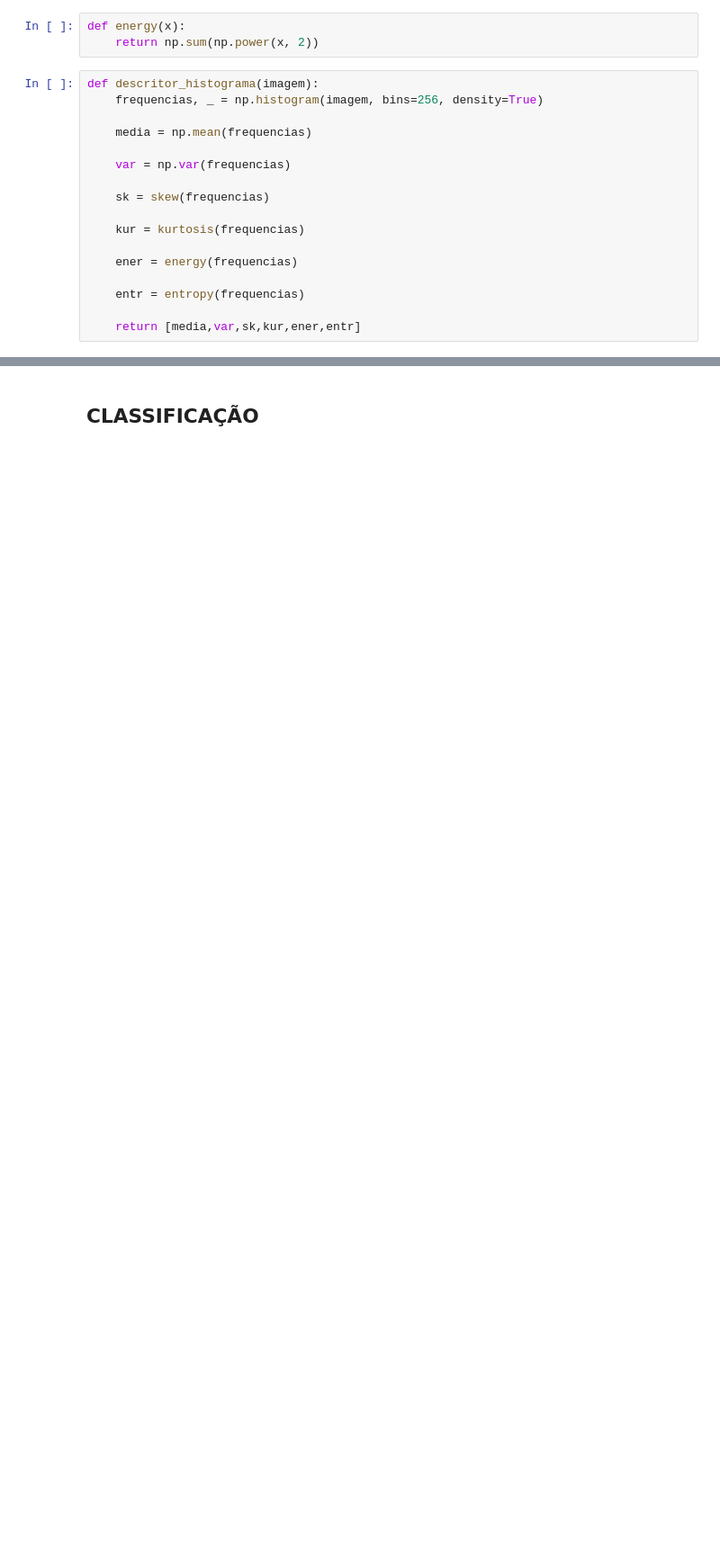
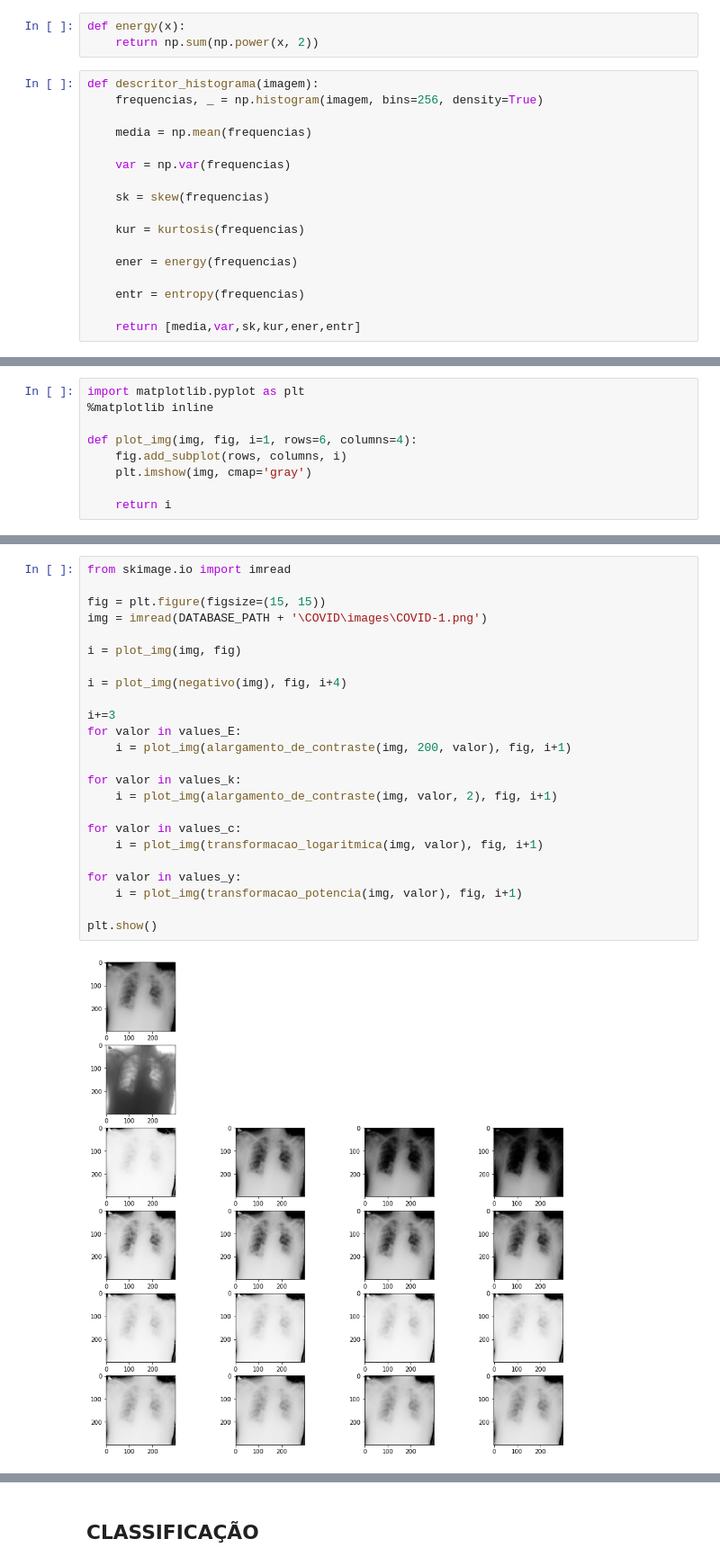
Before and after one commit to EuricoDNJR/Topicos-especiais-em-visao-computacional, a Jupyter notebook: Resolucao1.ipynb, the cells around one changed output, grey strips where cells are left out. Shown at 90% size. Cells and saved outputs as stored; diff of their text form; blank space fills up the shorter version.

```diff
--- a/Resolucao1.ipynb
+++ b/Resolucao1.ipynb
@@ -78,0 +99,9 @@ def descritor_histograma(imagem):
+# %%
+import matplotlib.pyplot as plt
+%matplotlib inline
+
+def plot_img(img, fig, i=1, rows=6, columns=4):
+    fig.add_subplot(rows, columns, i)
+    plt.imshow(img, cmap='gray')
+
+    return i
@@ -78,0 +110,26 @@ def descritor_histograma(imagem):
+# %%
+from skimage.io import imread
+
+fig = plt.figure(figsize=(15, 15))
+img = imread(DATABASE_PATH + '\COVID\images\COVID-1.png')
+
+i = plot_img(img, fig)
+
+i = plot_img(negativo(img), fig, i+4)
+
+i+=3
+for valor in values_E:
+    i = plot_img(alargamento_de_contraste(img, 200, valor), fig, i+1)
+
+for valor in values_k:
+    i = plot_img(alargamento_de_contraste(img, valor, 2), fig, i+1)
+
+for valor in values_c:
+    i = plot_img(transformacao_logaritmica(img, valor), fig, i+1)
+
+for valor in values_y:
+    i = plot_img(transformacao_potencia(img, valor), fig, i+1)
+
+plt.show()
+# %% [output]
+[figure, added]
```
Also changed, not shown: parts of 51 cells of this notebook, 3 other files.
